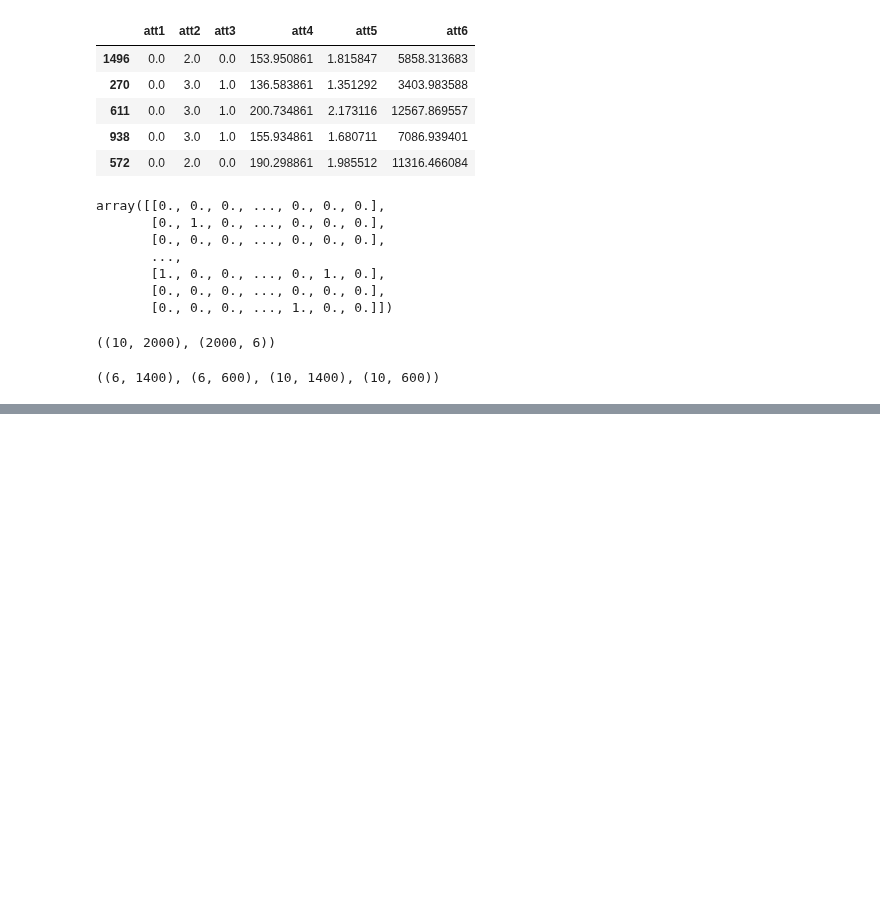
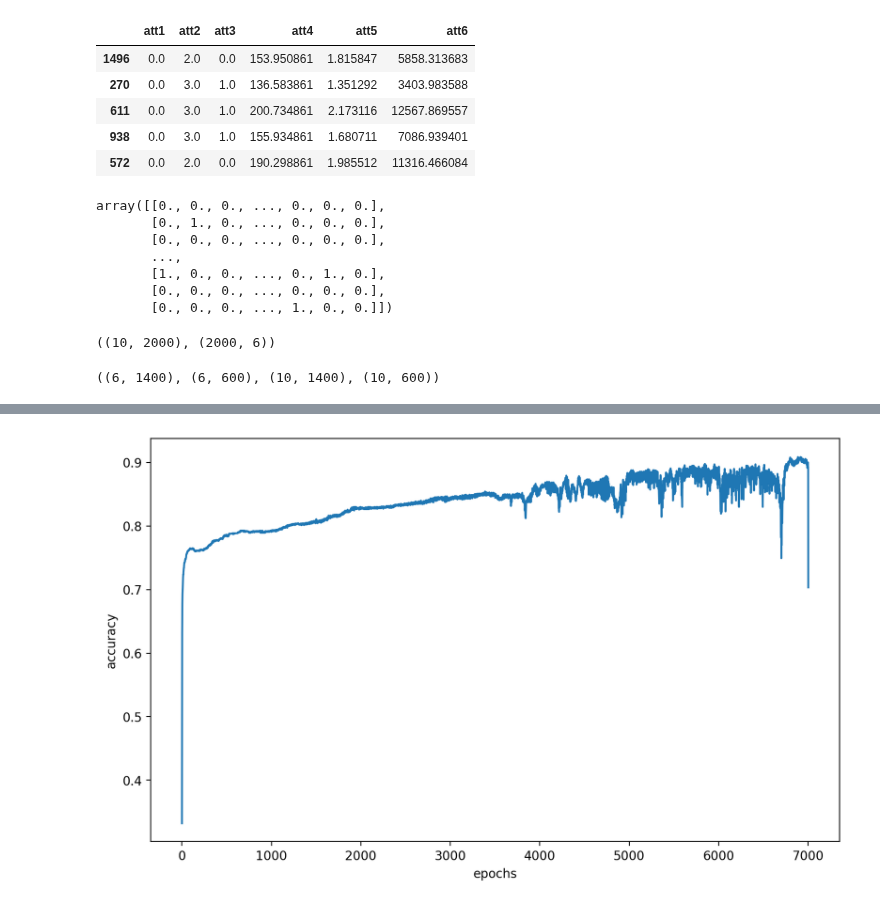
Before and after one commit to CyberKnight1803/ML_Assignment, a Jupyter notebook: ANN/ANN.ipynb, the cells around one changed output, grey strips where cells are left out. Cells and saved outputs as stored; diff of their text form; code cells hidden in the pictures; blank space fills up the shorter version.

```diff
--- a/ANN/ANN.ipynb
+++ b/ANN/ANN.ipynb
@@ -114,0 +164,4 @@ MODEL1.accPlot()
+# %%
+MODEL2.accPlot()
+# %% [output]
+[figure, added]
```
Also changed, not shown: parts of 6 cells of this notebook, 4 other files.
